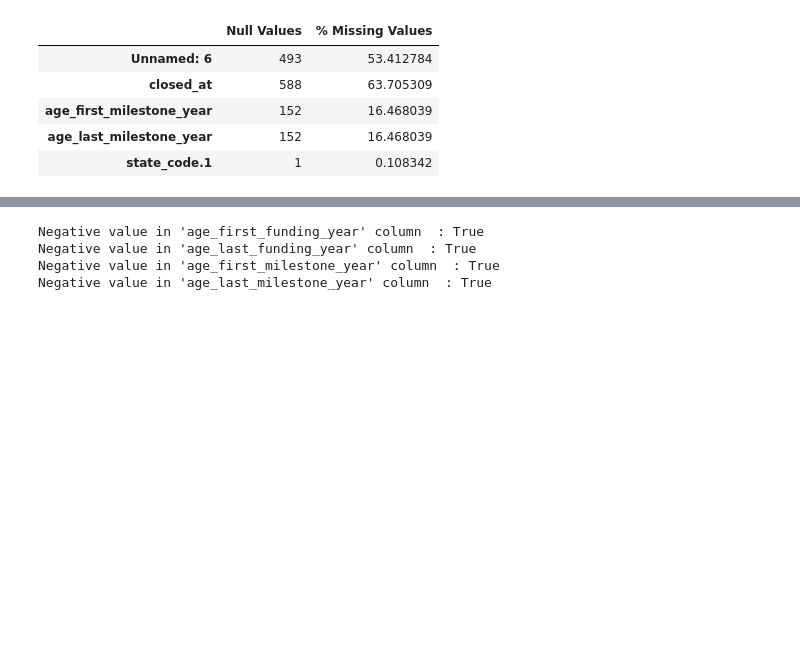
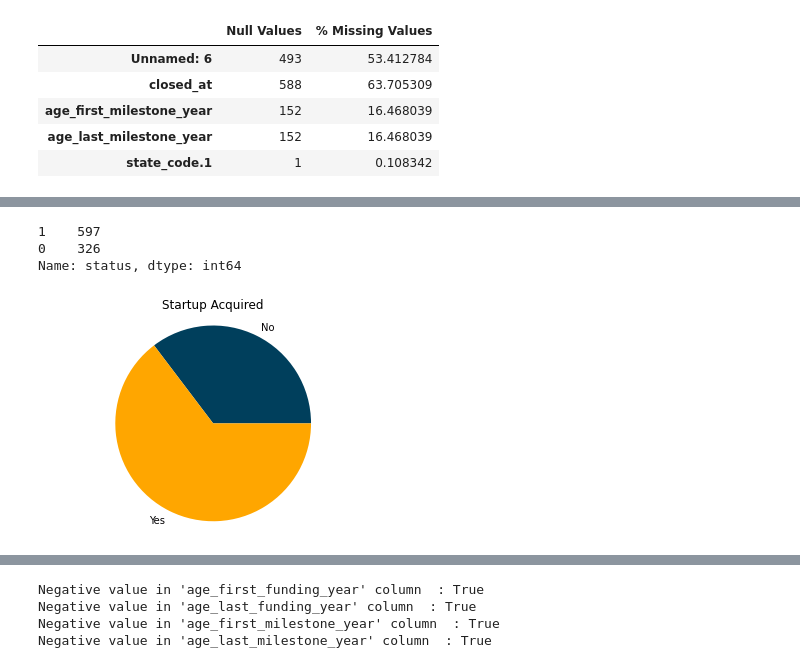
Before and after one commit to ChinmayPAt/startup-success-prediction, a Jupyter notebook: startup-success-prediction.ipynb, the cells around one changed output, grey strips where cells are left out. Drawn from its saved outputs; the diff is of its cells as text; code cells hidden in the pictures; blank space fills up the shorter version.

```diff
--- a/startup-success-prediction.ipynb
+++ b/startup-success-prediction.ipynb
@@ -39,0 +182,13 @@ df['closed_at'] = df['closed_at'].fillna(value="31/12/2013")
+# %%
+value_counts = df["status"].value_counts()
+print(value_counts)
+fig, ax = plt.subplots()
+plot = ax.pie(x=[value_counts[0], value_counts[1]], labels=['No', 'Yes'],
+           colors=['#003f5c', '#ffa600'], textprops={'color': '#040204'})
+plot = ax.axis('equal')
+plot = ax.set_title('Startup Acquired')
+# %% [output]
+1    597
+0    326
+Name: status, dtype: int64
+[figure, added]
```
Also changed, not shown: parts of 31 cells of this notebook.
